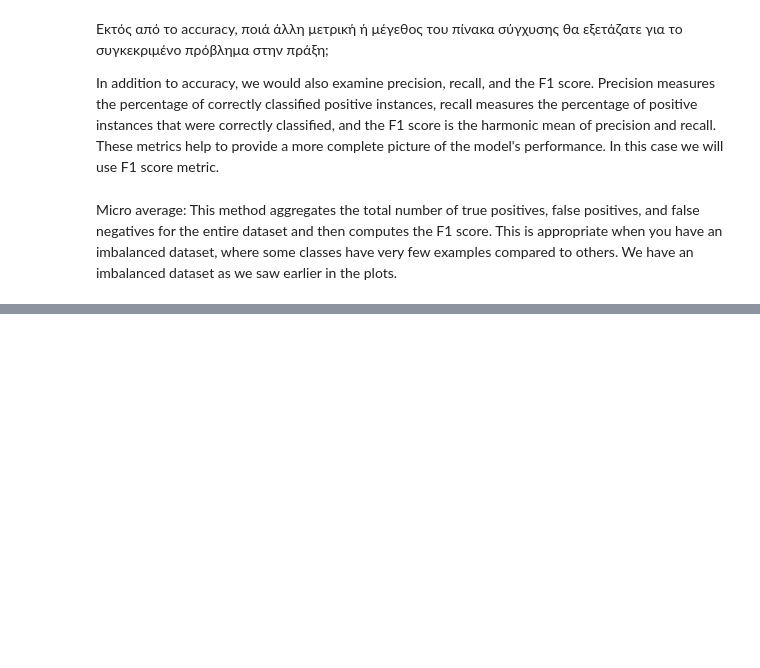
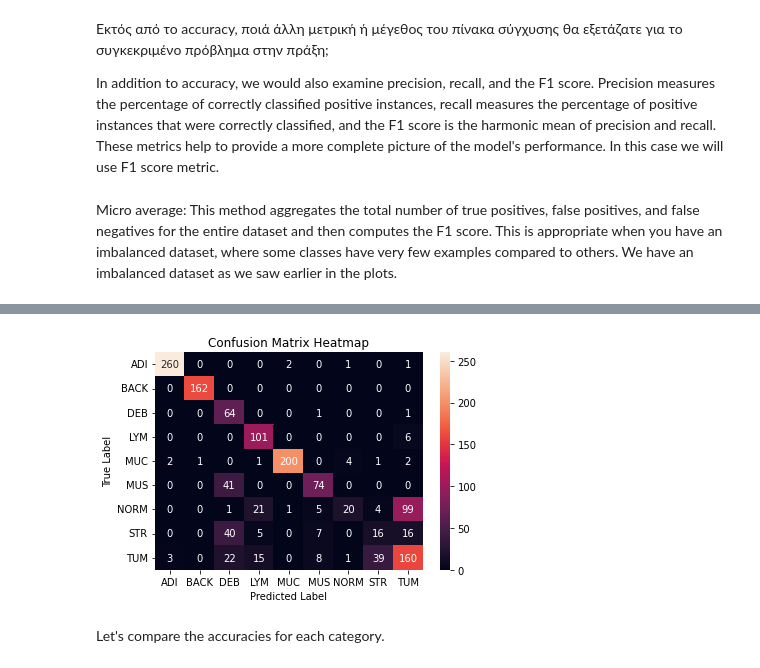
Before and after one commit to Niroth36/Convolutional_Neural_Networks_CRCslides_dataset, a Jupyter notebook: CRC_slides_cnn.ipynb, the cells around one changed output, grey strips where cells are left out. Saved outputs shown, nothing was run; the diff lists cells and outputs as text; code cells hidden in the pictures; blank space fills up the shorter version.

```diff
--- a/CRC_slides_cnn.ipynb
+++ b/CRC_slides_cnn.ipynb
@@ -377,0 +436,9 @@ f1_score(y_true, y_hat, average='micro')
+# %%
+model2 = cnn2(num_classes)
+
+model2.compile(optimizer=optimizers.Adam(learning_rate=0.001, beta_1=0.9, beta_2=0.99),
+                  loss="sparse_categorical_crossentropy", metrics=['accuracy'])
+
+early_stopping = callbacks.EarlyStopping(monitor='val_loss', patience=5)
+
+model2.fit(train_ds, validation_data=val_ds, batch_size=64, epochs=20, callbacks=[early_stopping])
@@ -377,0 +468,2 @@ f1_score(y_true, y_hat, average='micro')
+# %%
+cfm2, y_hat2, y_true2 = confusion_matrix(model2, test_ds)
@@ -377,0 +488,6 @@ f1_score(y_true, y_hat, average='micro')
+# %%
+heatmap_cf_m(cfm2.numpy())
+# %% [output]
+[figure, added]
+# %% [markdown]
+Let's compare the accuracies for each category.
```
Also changed, not shown: parts of 17 cells of this notebook.
